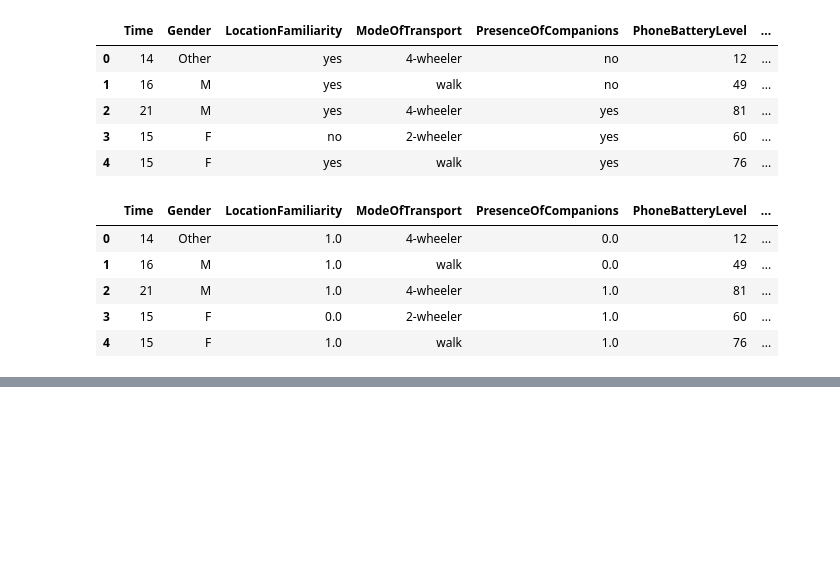
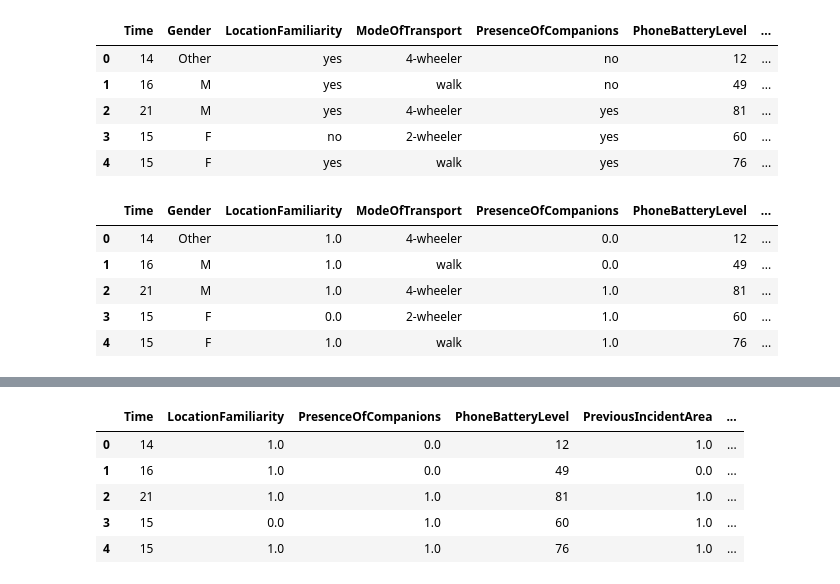
Before and after one commit to AryanV-Coder/SafeNightTravelPredictor, a Jupyter notebook: model_training/model2.ipynb, the cells around one changed output, grey strips where cells are left out. Cells and saved outputs as stored; diff of their text form; code cells hidden in the pictures; blank space fills up the shorter version.

```diff
--- a/model_training/model2.ipynb
+++ b/model_training/model2.ipynb
@@ -57,0 +71,13 @@ df.head()
+# %%
+# Concatenate the encoded columns with the original dataframe
+df = pd.concat([df, encoded_columns], axis=1)
+# Drop the original categorical columns that were encoded
+df.drop(['Gender', 'ModeOfTransport'], axis=1,inplace=True)
+df.head()
+# %% [output]
+|  | Time | LocationFamiliarity | PresenceOfCompanions | PhoneBatteryLevel | PreviousIncidentArea | ... |
+| 0 | 14 | 1.0 | 0.0 | 12 | 1.0 | ... |
+| 1 | 16 | 1.0 | 0.0 | 49 | 0.0 | ... |
+| 2 | 21 | 1.0 | 1.0 | 81 | 1.0 | ... |
+| 3 | 15 | 0.0 | 1.0 | 60 | 1.0 | ... |
+| 4 | 15 | 1.0 | 1.0 | 76 | 1.0 | ... |
```
Also changed, not shown: parts of 5 cells of this notebook.
